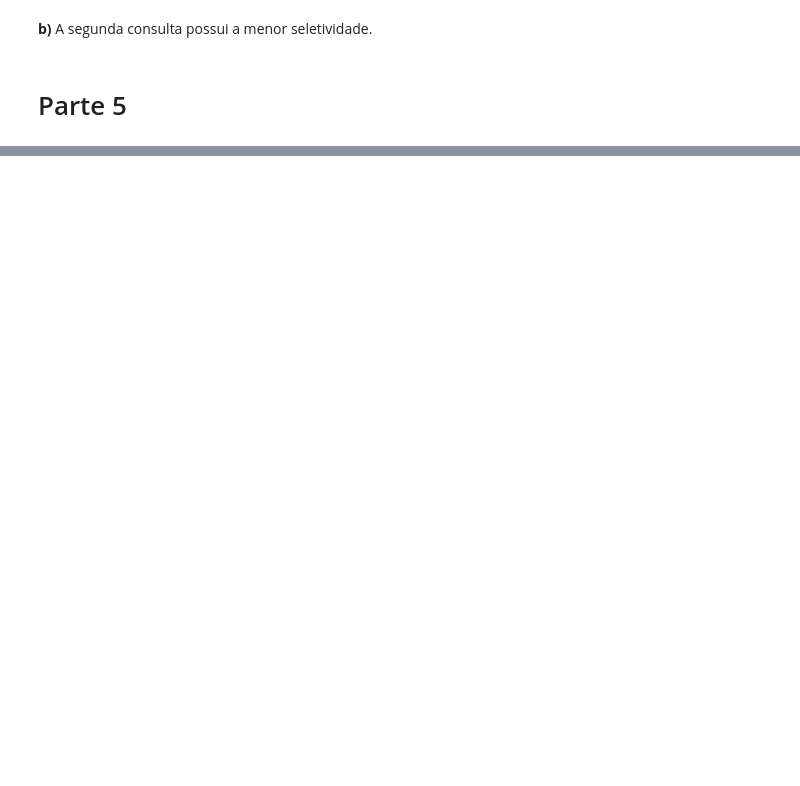
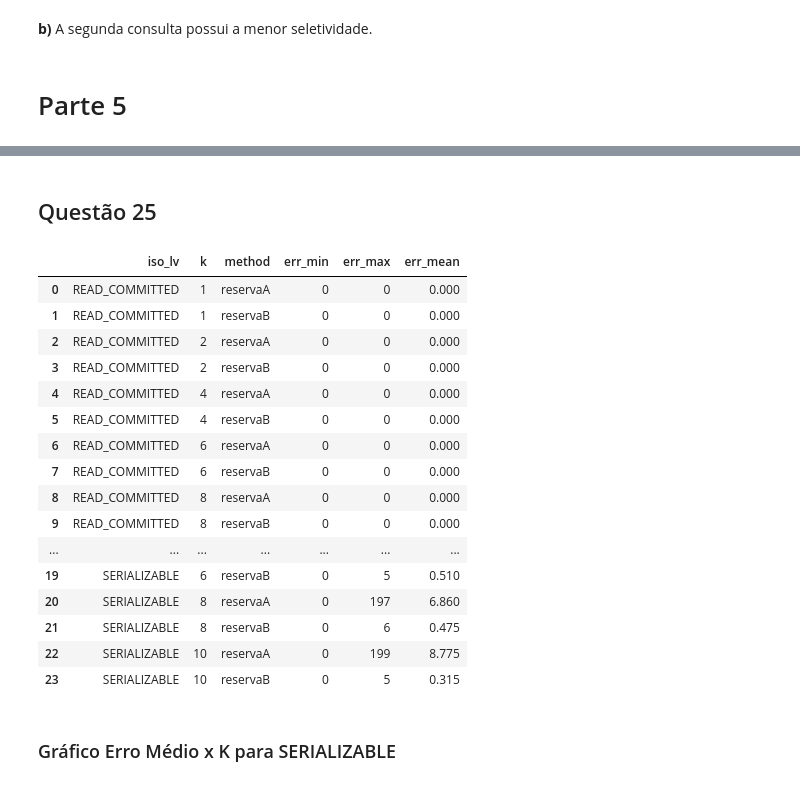
Before and after one commit to marcosmapl/tp3_giovanna_jose_marcos, a Jupyter notebook: notebooks/tp3_Giovanna_Jose_Marcos.ipynb, the cells around one changed output, grey strips where cells are left out. Drawn from its saved outputs; the diff is of its cells as text; code cells hidden in the pictures; blank space fills up the shorter version.

```diff
--- a/notebooks/tp3_Giovanna_Jose_Marcos.ipynb
+++ b/notebooks/tp3_Giovanna_Jose_Marcos.ipynb
@@ -762,0 +1044,10 @@ for row in rows:
+# %%
+resultados = []
+erros_t = []
+
+for k in [1, 2, 4, 6, 8, 10]:
+    for lv in [extensions.ISOLATION_LEVEL_READ_COMMITTED, extensions.ISOLATION_LEVEL_SERIALIZABLE]:
+        for m in [reservaA, reservaB]:
+            tempo, erros_s = q23(lv, 200, k, 200, 1, m)
+            resultados.append([k, lv, m.__name__, tempo])
+            erros_t.extend(erros_s)
@@ -762,0 +1072,8 @@ for row in rows:
+# %%
+iso_dict = {
+    1: 'READ_COMMITTED',
+    3: 'SERIALIZABLE'
+}
+df_r = pd.DataFrame(resultados, columns=['k', 'iso_lv', 'method', 'time'])
+df_r.iso_lv = df_r.iso_lv.map(iso_dict)
+df_r
@@ -762,0 +1098,4 @@ for row in rows:
+# %%
+df_e = pd.DataFrame(erros_t, columns=['iso_lv', 'k', 'method', 'atendente', 'cliente', 'n_erros'])
+df_e.iso_lv = df_e.iso_lv.map(iso_dict)
+df_e.head(10)
@@ -762,0 +1144,39 @@ for row in rows:
+# %% [markdown]
+## Questão 25
+# %%
+relatorio = []
+for iso in df_e.iso_lv.unique():
+    for k in df_e.k.unique():
+        for method in df_e.method.unique():
+            t = df_e[(df_e['iso_lv']==iso) & (df_e['k']==k) & (df_e['method']==method)]
+            relatorio.append([
+                iso,
+                k,
+                method,
+                t.n_erros.min(),
+                t.n_erros.max(),
+                t.n_erros.mean()
+            ])
+
+relatorio = pd.DataFrame(relatorio, columns=['iso_lv', 'k', 'method', 'err_min', 'err_max', 'err_mean'])
+relatorio
+# %% [output]
+|  | iso_lv | k | method | err_min | err_max | err_mean |
+| 0 | READ_COMMITTED | 1 | reservaA | 0 | 0 | 0.000 |
+| 1 | READ_COMMITTED | 1 | reservaB | 0 | 0 | 0.000 |
+| 2 | READ_COMMITTED | 2 | reservaA | 0 | 0 | 0.000 |
+| 3 | READ_COMMITTED | 2 | reservaB | 0 | 0 | 0.000 |
+| 4 | READ_COMMITTED | 4 | reservaA | 0 | 0 | 0.000 |
+| 5 | READ_COMMITTED | 4 | reservaB | 0 | 0 | 0.000 |
+| 6 | READ_COMMITTED | 6 | reservaA | 0 | 0 | 0.000 |
+| 7 | READ_COMMITTED | 6 | reservaB | 0 | 0 | 0.000 |
+| 8 | READ_COMMITTED | 8 | reservaA | 0 | 0 | 0.000 |
+| 9 | READ_COMMITTED | 8 | reservaB | 0 | 0 | 0.000 |
+| ... | ... | ... | ... | ... | ... | ... |
+| 19 | SERIALIZABLE | 6 | reservaB | 0 | 5 | 0.510 |
+| 20 | SERIALIZABLE | 8 | reservaA | 0 | 197 | 6.860 |
+| 21 | SERIALIZABLE | 8 | reservaB | 0 | 6 | 0.475 |
+| 22 | SERIALIZABLE | 10 | reservaA | 0 | 199 | 8.775 |
+| 23 | SERIALIZABLE | 10 | reservaB | 0 | 5 | 0.315 |
+# %% [markdown]
+### Gráfico Erro Médio x K para SERIALIZABLE
```
Also changed, not shown: parts of 45 cells of this notebook, 1 other file.
